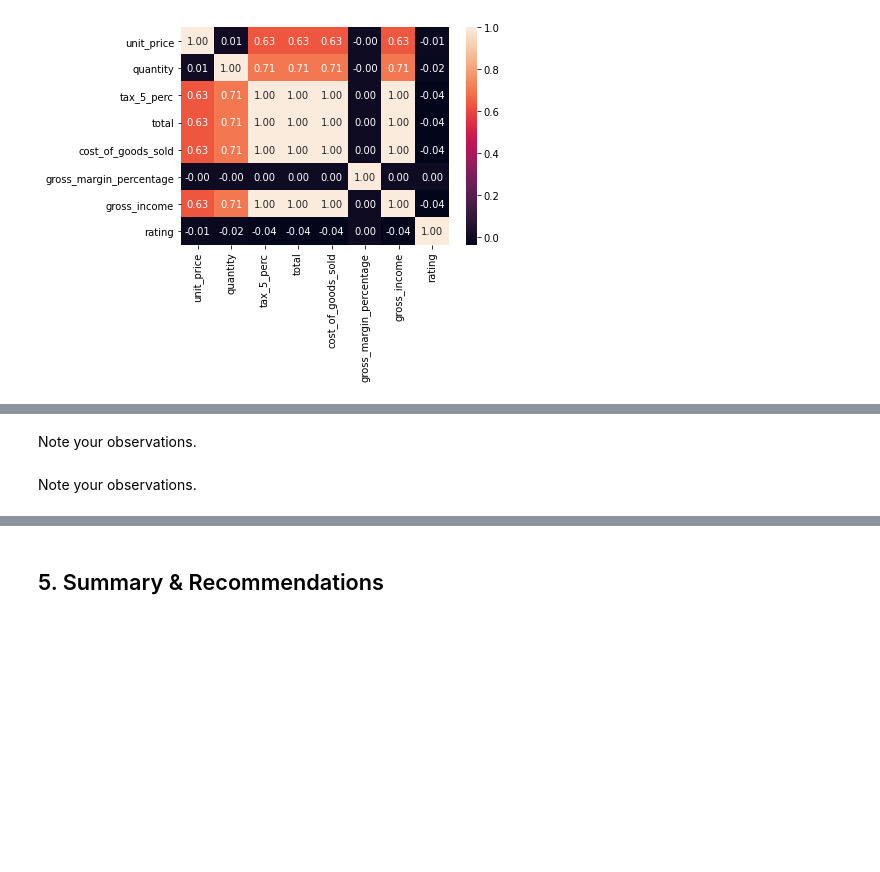
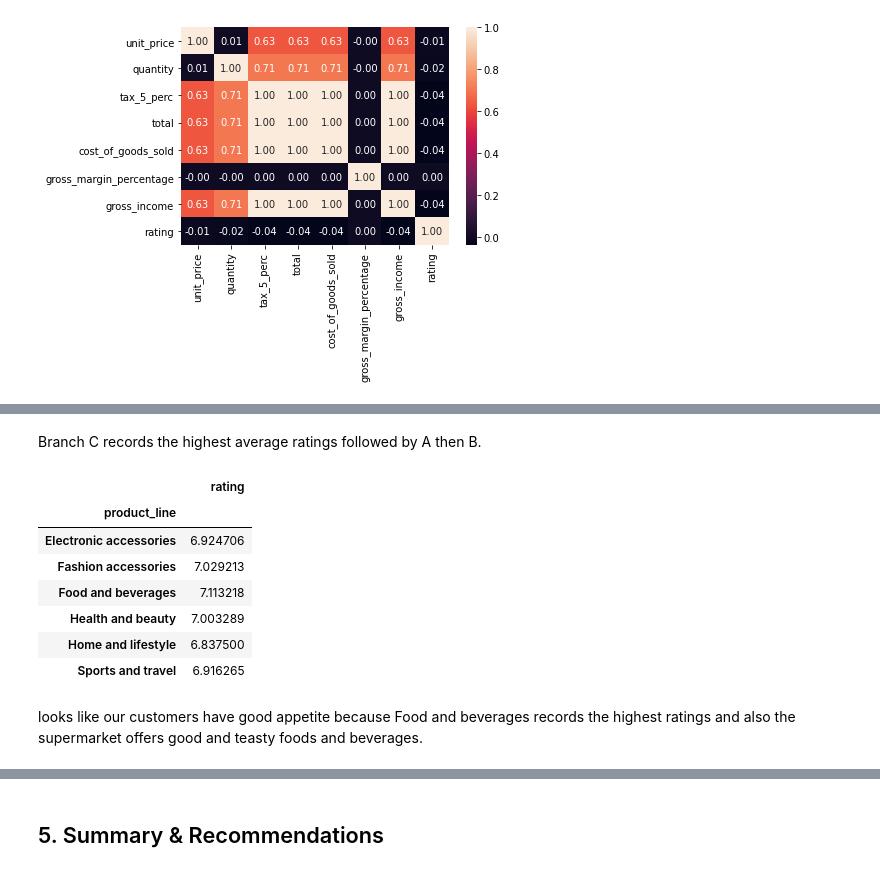
Before and after one commit to loisenjoki/dataScience, a Jupyter notebook: Python_for_Data_Analysis_Dojo_Project.ipynb, the cells around one changed output, grey strips where cells are left out. Cells and saved outputs as stored; diff of their text form; code cells hidden in the pictures; blank space fills up the shorter version.

```diff
--- a/Python_for_Data_Analysis_Dojo_Project.ipynb
+++ b/Python_for_Data_Analysis_Dojo_Project.ipynb
@@ -281,10 +328,19 @@ YOUR CODE HERE
-# %% [markdown]
-Note your observations.
+# %% [markdown]
+Branch C records the highest average ratings followed by A then B.
 # %%
 # create a pivot table to find the average rating per product_line
-YOUR CODE HERE
+pd.pivot_table(df, index=['product_line'], values=['rating'], aggfunc='mean')
+# %% [output]
+|  | rating |
+| product_line |  |
+| Electronic accessories | 6.924706 |
+| Fashion accessories | 7.029213 |
+| Food and beverages | 7.113218 |
+| Health and beauty | 7.003289 |
+| Home and lifestyle | 6.837500 |
+| Sports and travel | 6.916265 |
-# %% [markdown]
-Note your observations.
+# %% [markdown]
+ looks like our customers have good appetite because Food and beverages records the highest ratings and also the supermarket offers good and teasty foods and beverages.
 # %%
 # get the average rating per product line for each branch and save to a dataframe
 ratings = pd.pivot_table(df, index=['branch', 'product_line'], aggfunc={'rating' : 'mean'})
```
Also changed, not shown: parts of 28 cells of this notebook.
